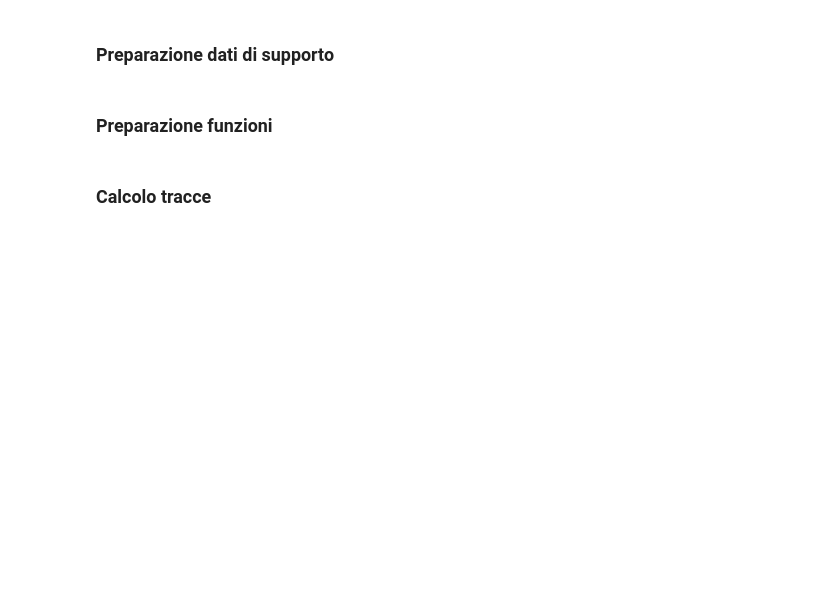
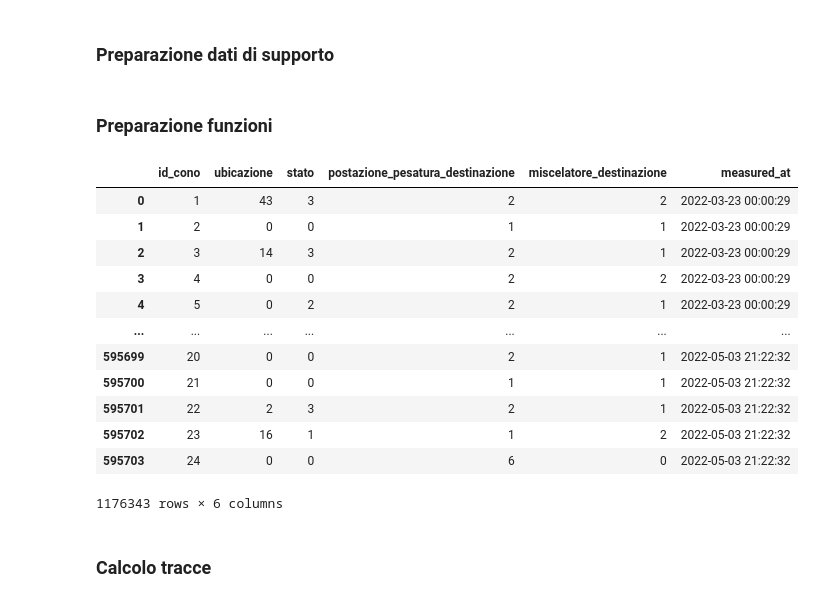
Before and after one commit to marcogiacomin/EuroMasterDataAnalysis, a Jupyter notebook: 5) ETL PLC sat_stations.ipynb, the cells around one changed output. Drawn from its saved outputs; the diff is of its cells as text; code cells hidden in the pictures; blank space fills up the shorter version.

```diff
--- a/5) ETL PLC sat_stations.ipynb
+++ b/5) ETL PLC sat_stations.ipynb
@@ -11,6 +11,7 @@ df2 = pd.read_csv('C:/Users/HP/Desktop/PLC_gualchierani/monitorconi_30mar_to_4ap
 df3 = pd.read_csv('C:/Users/HP/Desktop/PLC_gualchierani/monitorconi_5apr_to_11apr.csv')
 df4 = pd.read_csv('C:/Users/HP/Desktop/PLC_gualchierani/monitorconi_12apr_to_18apr.csv')
 df5 = pd.read_csv('C:/Users/HP/Desktop/PLC_gualchierani/monitorconi_19apr_to_25apr.csv')
+df6 = pd.read_csv('C:/Users/HP/Desktop/PLC_gualchierani/monitorconi_26apr_to_2mag.csv')
 # %%
 df1["measured_at"] = pd.to_datetime( df1["measured_at"] )
 df2["measured_at"] = pd.to_datetime( df2["measured_at"] )
@@ -196,6 +212,22 @@ def create_df_t_new(df, cono_in_esame):
     df_t['rif'] = (df_t.stato.astype('str') + '/' + df_t.ubicazione.astype('str'))
     df_t.drop_duplicates(inplace=True)
     return(df_t)
+# %%
+df
+# %% [output]
+|  | id_cono | ubicazione | stato | postazione_pesatura_destinazione | miscelatore_destinazione | measured_at |
+| 0 | 1 | 43 | 3 | 2 | 2 | 2022-03-23 00:00:29 |
+| 1 | 2 | 0 | 0 | 1 | 1 | 2022-03-23 00:00:29 |
+| 2 | 3 | 14 | 3 | 2 | 1 | 2022-03-23 00:00:29 |
+| 3 | 4 | 0 | 0 | 2 | 2 | 2022-03-23 00:00:29 |
+| 4 | 5 | 0 | 2 | 2 | 1 | 2022-03-23 00:00:29 |
+| ... | ... | ... | ... | ... | ... | ... |
+| 595699 | 20 | 0 | 0 | 2 | 1 | 2022-05-03 21:22:32 |
+| 595700 | 21 | 0 | 0 | 1 | 1 | 2022-05-03 21:22:32 |
+| 595701 | 22 | 2 | 3 | 2 | 1 | 2022-05-03 21:22:32 |
+| 595702 | 23 | 16 | 1 | 1 | 2 | 2022-05-03 21:22:32 |
+| 595703 | 24 | 0 | 0 | 6 | 0 | 2022-05-03 21:22:32 |
+1176343 rows × 6 columns
 # %% [markdown]
 ### Calcolo tracce
 # %%
```
Also changed, not shown: parts of 24 cells of this notebook, 2 other files.
